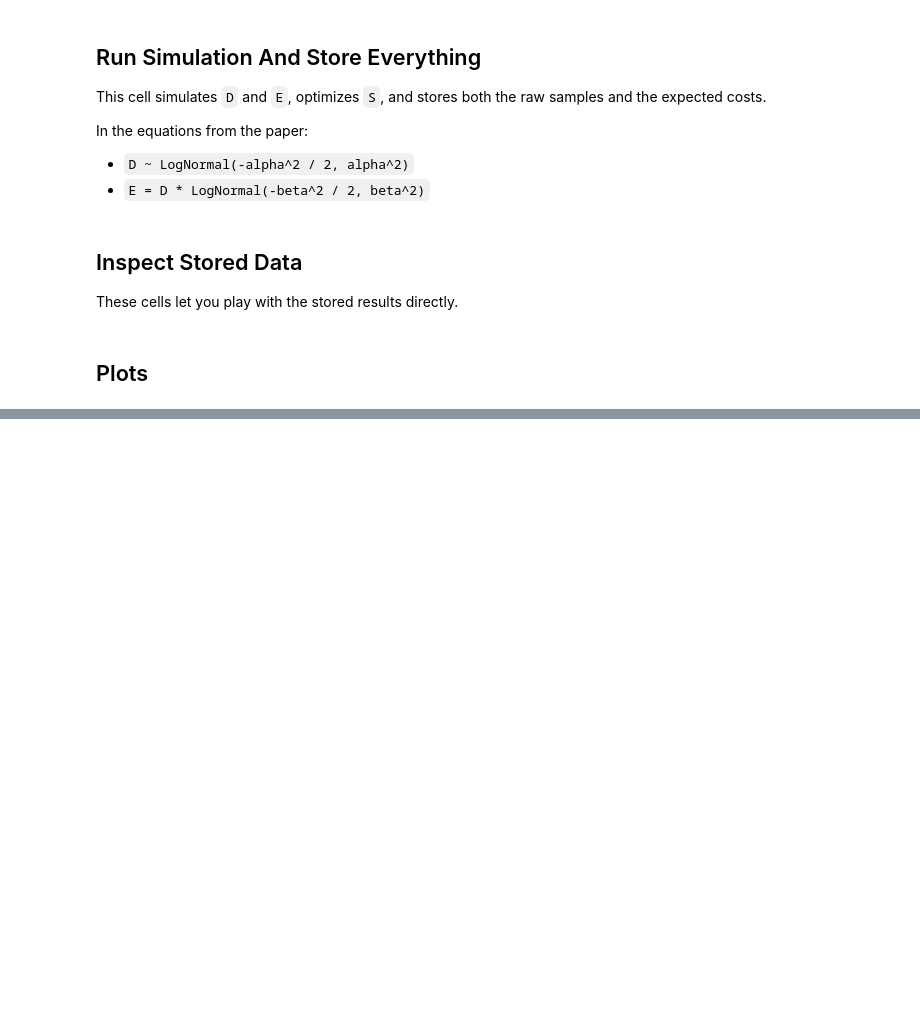
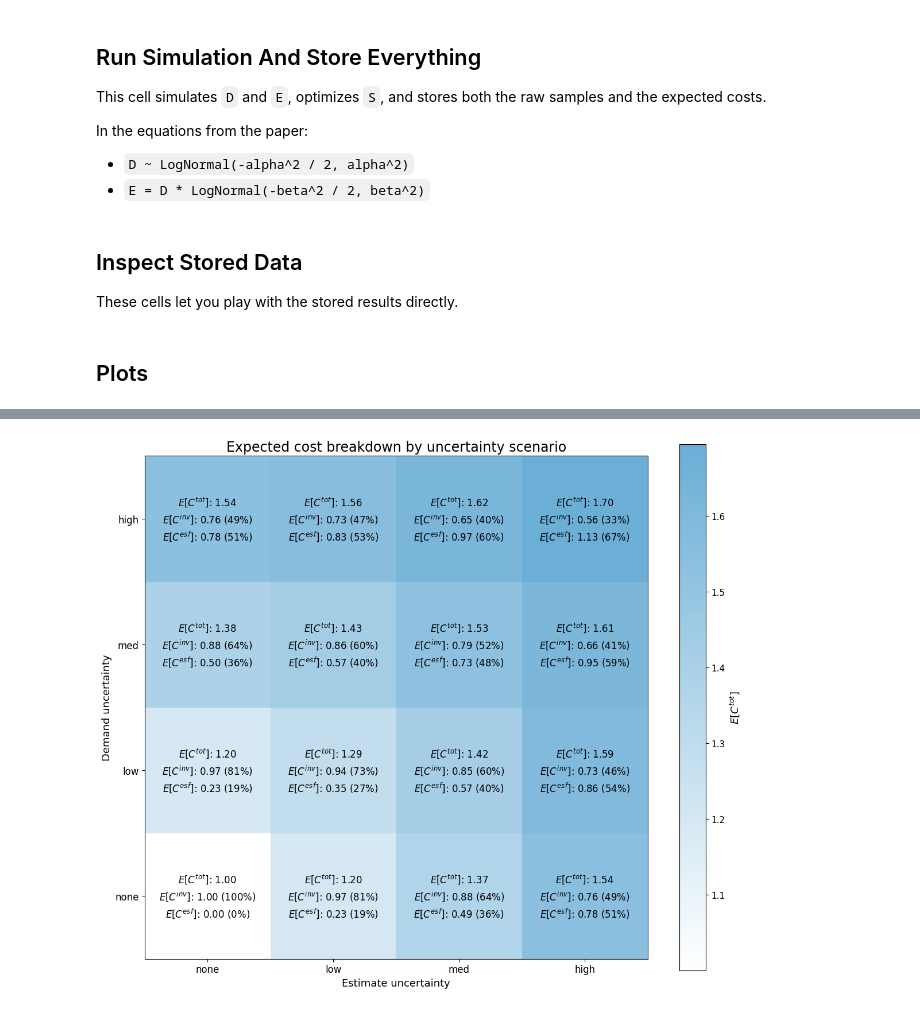
Before and after one commit to rosenlewgeorg/capacity-planning, a Jupyter notebook: Code/simulate_cost.ipynb, the cells around one changed output, grey strips where cells are left out. Drawn from its saved outputs; the diff is of its cells as text; code cells hidden in the pictures; blank space fills up the shorter version.

```diff
--- a/Code/simulate_cost.ipynb
+++ b/Code/simulate_cost.ipynb
@@ -221,0 +237,60 @@ plt.show()
+# %%
+total_cost_plot = [[0.0 for _ in levels] for _ in levels]
+investment_cost_plot = [[0.0 for _ in levels] for _ in levels]
+shortfall_cost_plot = [[0.0 for _ in levels] for _ in levels]
+
+for _, row in scenario_table.iterrows():
+    row_index = levels.index(row["demand_level"])
+    col_index = levels.index(row["estimate_level"])
+    total_cost_plot[row_index][col_index] = row["expected_total_cost"]
+    investment_cost_plot[row_index][col_index] = row["expected_investment_cost"]
+    shortfall_cost_plot[row_index][col_index] = row["expected_shortfall_cost"]
+
+cmap = LinearSegmentedColormap.from_list("white_to_blue", ["#ffffff", "#6baed6"])
+
+fig, ax = plt.subplots(figsize=(12, 10))
+image = ax.imshow(total_cost_plot, origin="lower", cmap=cmap)
+
+ax.set_xticks(range(len(levels)))
+ax.set_yticks(range(len(levels)))
+ax.set_xticklabels(levels)
+ax.set_yticklabels(levels)
+ax.set_xlabel("Estimate uncertainty", fontsize=13, color="black")
+ax.set_ylabel("Demand uncertainty", fontsize=13, color="black")
+ax.set_title("Expected cost breakdown by uncertainty scenario", fontsize=17, color="black")
+ax.tick_params(axis="both", labelsize=12, colors="black")
+
+for row_index in range(len(levels)):
+    for col_index in range(len(levels)):
+        total_value = total_cost_plot[row_index][col_index]
+        investment_value = investment_cost_plot[row_index][col_index]
+        shortfall_value = shortfall_cost_plot[row_index][col_index]
+        investment_share = 100 * investment_value / total_value
+        shortfall_share = 100 * shortfall_value / total_value
+
+        label = (
+            f"$E[C^{{tot}}]$: {total_value:.2f}\n"
+            f"$E[C^{{inv}}]$: {investment_value:.2f} ({investment_share:.0f}%)\n"
+            f"$E[C^{{esf}}]$: {shortfall_value:.2f} ({shortfall_share:.0f}%)"
+        )
+
+        ax.text(
+            col_index,
+            row_index,
+            label,
+            ha="center",
+            va="center",
+            fontsize=12,
+            color="black",
+            linespacing=1.4,
+        )
+
+colorbar = plt.colorbar(image, ax=ax)
+colorbar.set_label(r"$E[C^{tot}]$", fontsize=13, color="black")
+colorbar.ax.tick_params(labelsize=11, colors="black")
+
+plt.tight_layout()
+plt.savefig("Figures/expected_cost_breakdown_matrix.pdf", bbox_inches="tight")
+plt.show()
+# %% [output]
+[figure, added]
```
Also changed, not shown: parts of 6 cells of this notebook, 4 other files.
